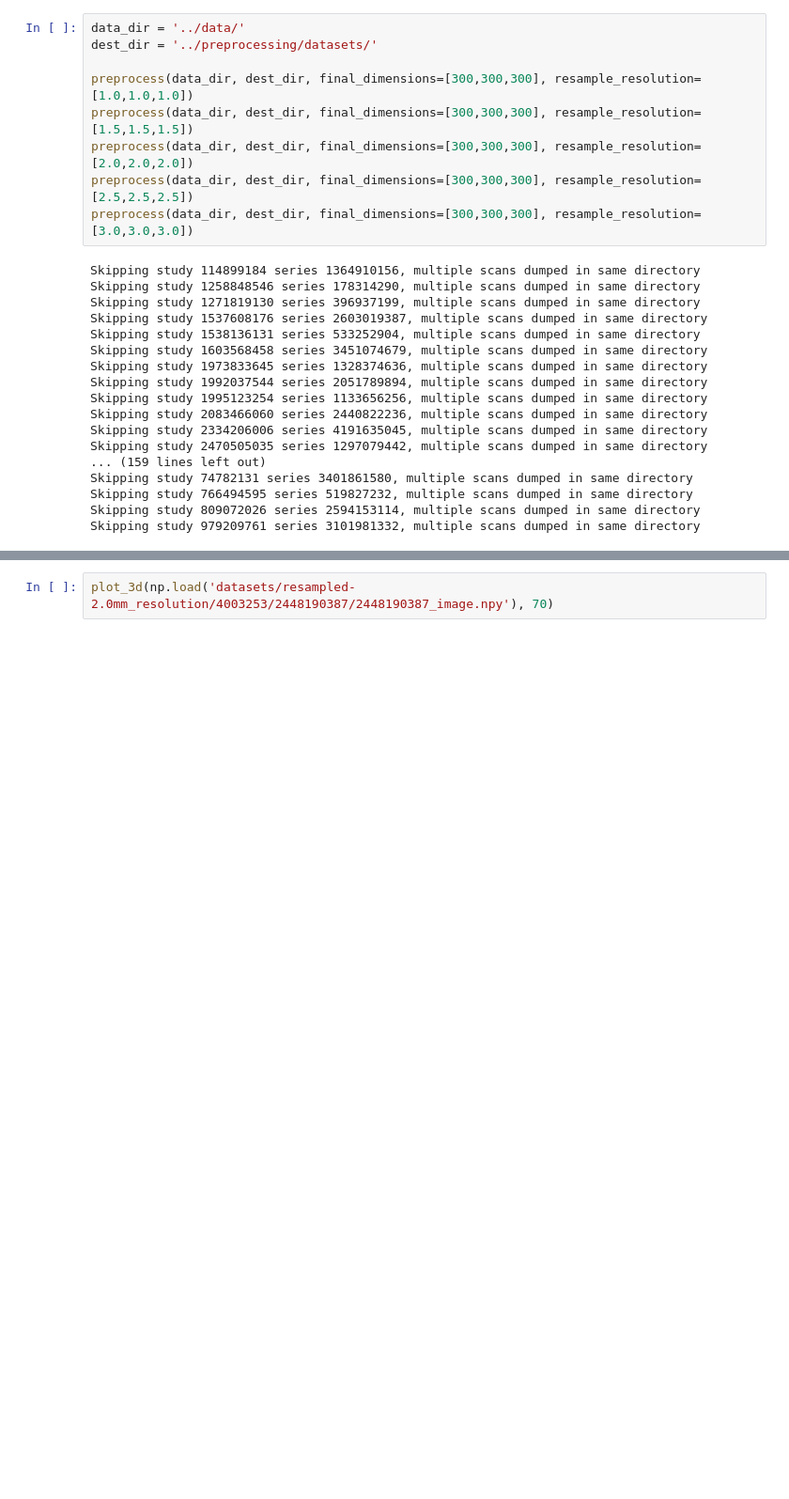
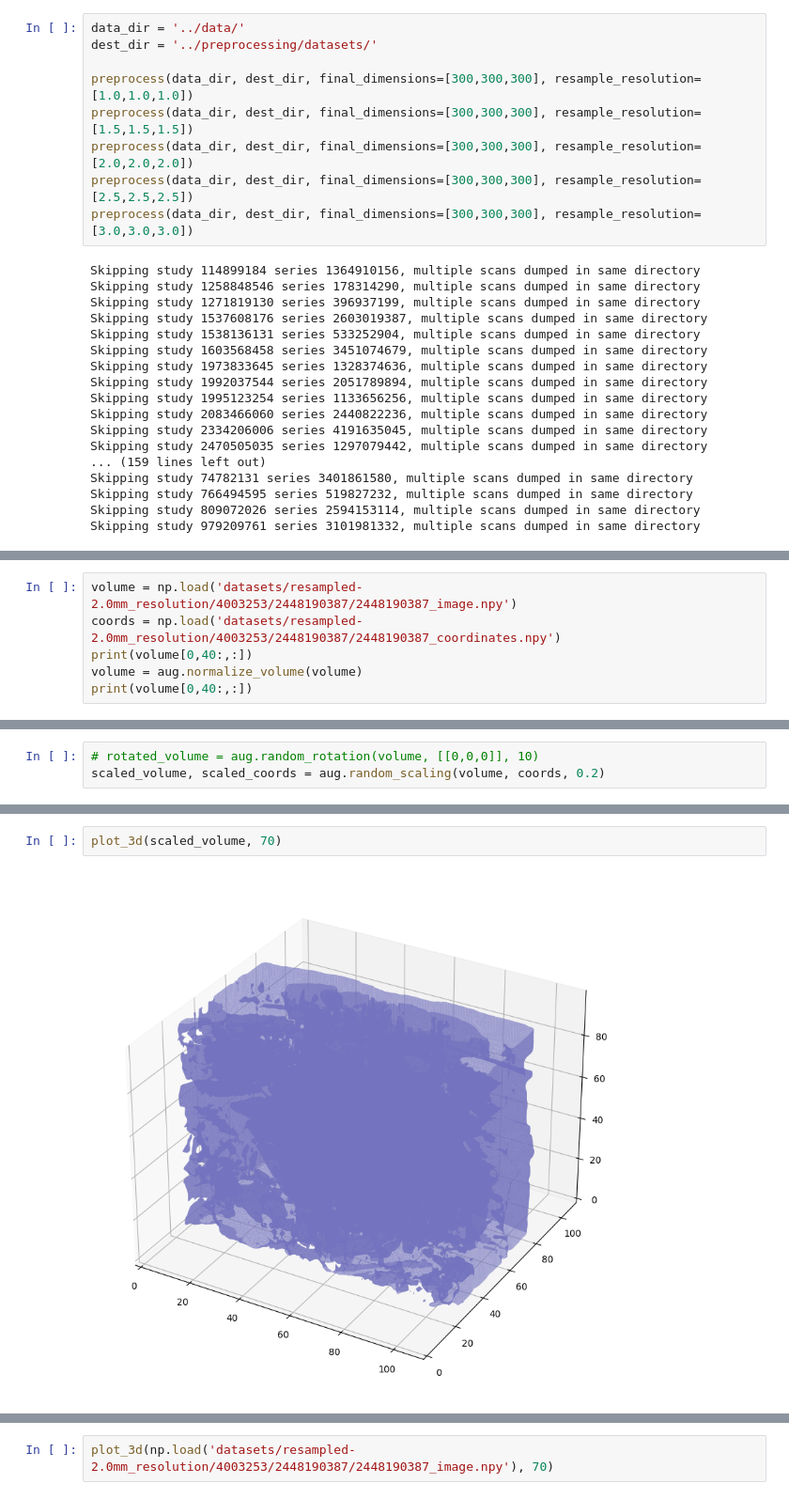
Before and after one commit to hmhornung/Lumbar-Spine-Degenerative-Classification, a Jupyter notebook: preprocessing/preprocess.ipynb, the cells around one changed output, grey strips where cells are left out. Shown at 94% size. Saved outputs shown, nothing was run; the diff lists cells and outputs as text; blank space fills up the shorter version.

Commit message:
random scaling, cropping, normalization, and noise augmentation work

```diff
--- a/preprocessing/preprocess.ipynb
+++ b/preprocessing/preprocess.ipynb
@@ -160,0 +168,6 @@ plot_3d(np.load('datasets/resampled-1.5mm_resolution/4003253/2448190387/24481903
+# %%
+volume = np.load('datasets/resampled-2.0mm_resolution/4003253/2448190387/2448190387_image.npy')
+coords = np.load('datasets/resampled-2.0mm_resolution/4003253/2448190387/2448190387_coordinates.npy')
+print(volume[0,40:,:])
+volume = aug.normalize_volume(volume)
+print(volume[0,40:,:])
@@ -160,0 +192,3 @@ plot_3d(np.load('datasets/resampled-1.5mm_resolution/4003253/2448190387/24481903
+# %%
+# rotated_volume = aug.random_rotation(volume, [[0,0,0]], 10)
+scaled_volume, scaled_coords = aug.random_scaling(volume, coords, 0.2)
@@ -160,0 +199,4 @@ plot_3d(np.load('datasets/resampled-1.5mm_resolution/4003253/2448190387/24481903
+# %%
+plot_3d(scaled_volume, 70)
+# %% [output]
+[figure, added]
```
Also changed, not shown: parts of 9 cells of this notebook, 2 other files.
